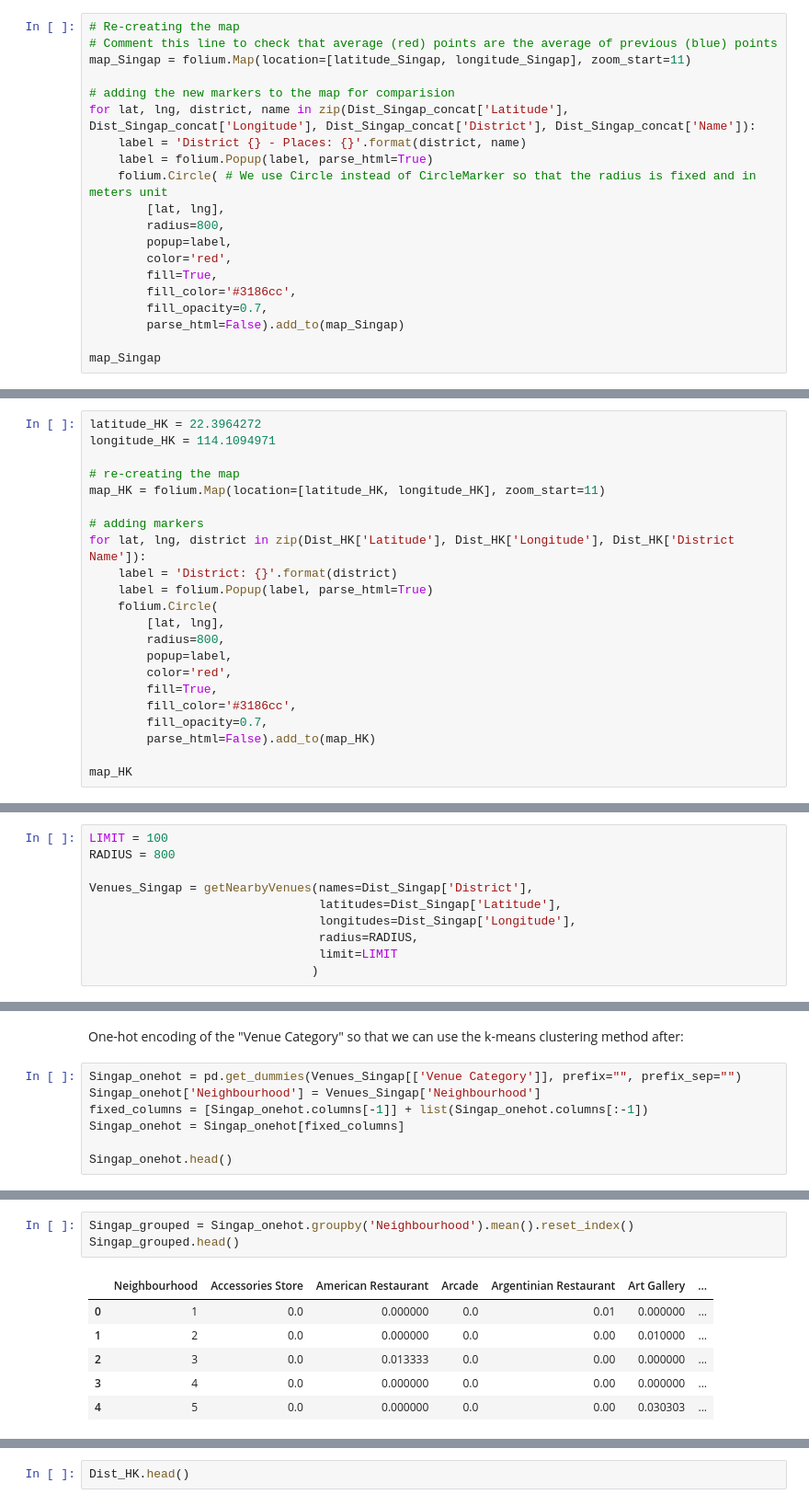
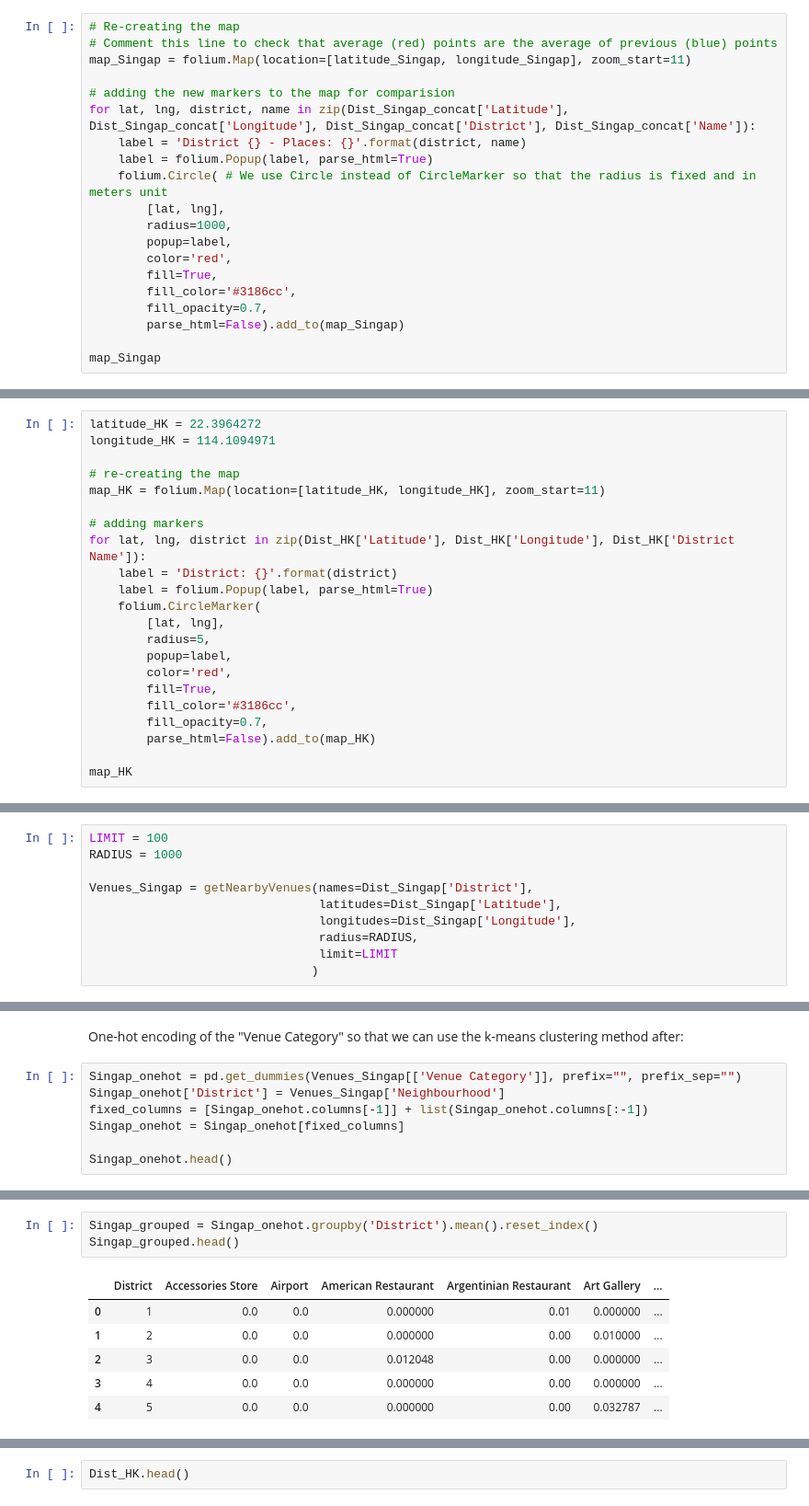
Before and after one commit to FabienNugier/Coursera_Capstone, a Jupyter notebook: IBM-DATASCIENCE-FinalProject(Weeks4-5)_Singapore_HK_Comparison.ipynb, the cells around one changed output, grey strips where cells are left out. Shown at 92% size. Saved outputs shown, nothing was run; the diff lists cells and outputs as text.

```diff
--- a/IBM-DATASCIENCE-FinalProject(Weeks4-5)_Singapore_HK_Comparison.ipynb
+++ b/IBM-DATASCIENCE-FinalProject(Weeks4-5)_Singapore_HK_Comparison.ipynb
@@ -749,7 +765,7 @@ for lat, lng, district, name in zip(Dist_Singap_concat['Latitude'], Dist_Singap_
     label = folium.Popup(label, parse_html=True)
     folium.Circle( # We use Circle instead of CircleMarker so that the radius is fixed and in meters unit
         [lat, lng],
-        radius=800,
+        radius=1000,
         popup=label,
         color='red',
         fill=True,
@@ -926,9 +942,9 @@ map_HK = folium.Map(location=[latitude_HK, longitude_HK], zoom_start=11)
 for lat, lng, district in zip(Dist_HK['Latitude'], Dist_HK['Longitude'], Dist_HK['District Name']):
     label = 'District: {}'.format(district)
     label = folium.Popup(label, parse_html=True)
-    folium.Circle(
+    folium.CircleMarker(
         [lat, lng],
-        radius=800,
+        radius=5,
         popup=label,
         color='red',
         fill=True,
@@ -1003,6 +1020,6 @@ Dist_Singap = Dist_Singap_concat
 # %%
 LIMIT = 100
-RADIUS = 800
+RADIUS = 1000
 
 Venues_Singap = getNearbyVenues(names=Dist_Singap['District'],
                                 latitudes=Dist_Singap['Latitude'],
@@ -1071,7 +1085,7 @@ There are 220 uniques categories.
 One-hot encoding of the "Venue Category" so that we can use the k-means clustering method after:
 # %%
 Singap_onehot = pd.get_dummies(Venues_Singap[['Venue Category']], prefix="", prefix_sep="")
-Singap_onehot['Neighbourhood'] = Venues_Singap['Neighbourhood']
+Singap_onehot['District'] = Venues_Singap['Neighbourhood']
 fixed_columns = [Singap_onehot.columns[-1]] + list(Singap_onehot.columns[:-1])
 Singap_onehot = Singap_onehot[fixed_columns]
 
@@ -1091,10 +1105,10 @@ Singap_onehot.shape
 # %%
-Singap_grouped = Singap_onehot.groupby('Neighbourhood').mean().reset_index()
+Singap_grouped = Singap_onehot.groupby('District').mean().reset_index()
 Singap_grouped.head()
 # %% [output]
-|  | Neighbourhood | Accessories Store | American Restaurant | Arcade | Argentinian Restaurant | Art Gallery | ... |
-| 0 | 1 | 0.0 | 0.000000 | 0.0 | 0.01 | 0.000000 | ... |
-| 1 | 2 | 0.0 | 0.000000 | 0.0 | 0.00 | 0.010000 | ... |
-| 2 | 3 | 0.0 | 0.013333 | 0.0 | 0.00 | 0.000000 | ... |
-| 3 | 4 | 0.0 | 0.000000 | 0.0 | 0.00 | 0.000000 | ... |
-| 4 | 5 | 0.0 | 0.000000 | 0.0 | 0.00 | 0.030303 | ... |
+|  | District | Accessories Store | Airport | American Restaurant | Argentinian Restaurant | Art Gallery | ... |
+| 0 | 1 | 0.0 | 0.0 | 0.000000 | 0.01 | 0.000000 | ... |
+| 1 | 2 | 0.0 | 0.0 | 0.000000 | 0.00 | 0.010000 | ... |
+| 2 | 3 | 0.0 | 0.0 | 0.012048 | 0.00 | 0.000000 | ... |
+| 3 | 4 | 0.0 | 0.0 | 0.000000 | 0.00 | 0.000000 | ... |
+| 4 | 5 | 0.0 | 0.0 | 0.000000 | 0.00 | 0.032787 | ... |
```
Also changed, not shown: parts of 80 cells of this notebook.
